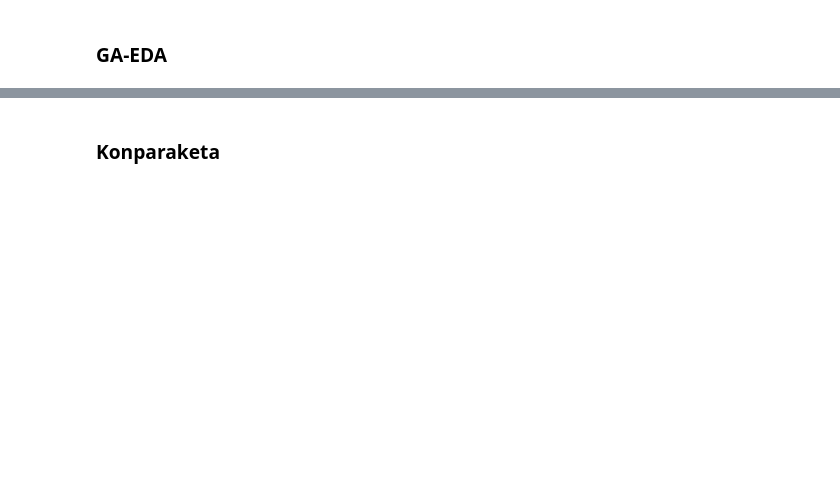
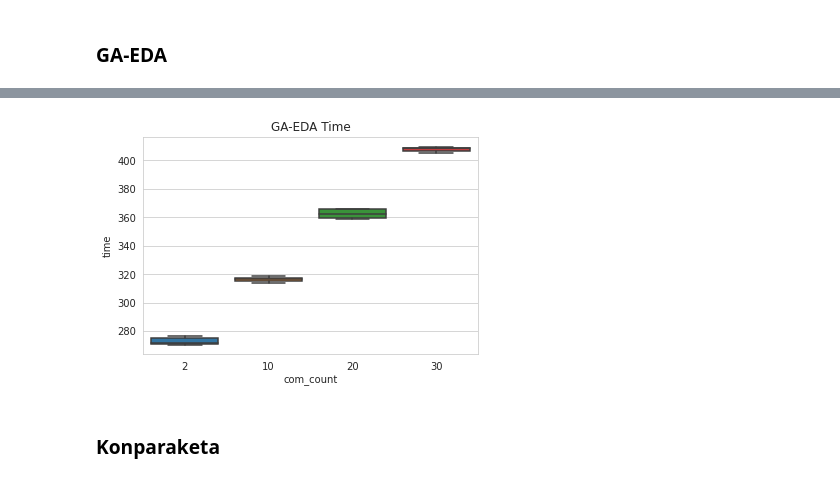
Before and after one commit to juletx/community-detection, a Jupyter notebook: notebooks/CDP_3_fasea.ipynb, the cells around one changed output, grey strips where cells are left out. Saved outputs shown, nothing was run; the diff lists cells and outputs as text; code cells hidden in the pictures; blank space fills up the shorter version.

```diff
--- a/notebooks/CDP_3_fasea.ipynb
+++ b/notebooks/CDP_3_fasea.ipynb
@@ -2566,3 +2637,8 @@ display(data.head(10))
+# %%
+ax = sns.boxplot(x='com_count', y='time', data=data)
+ax.set_title('GA-EDA Time');
+# %% [output]
+[figure, added]
 # %% [markdown]
 ### Konparaketa
 # %%
```
Also changed, not shown: parts of 12 cells of this notebook, 4 other files.
